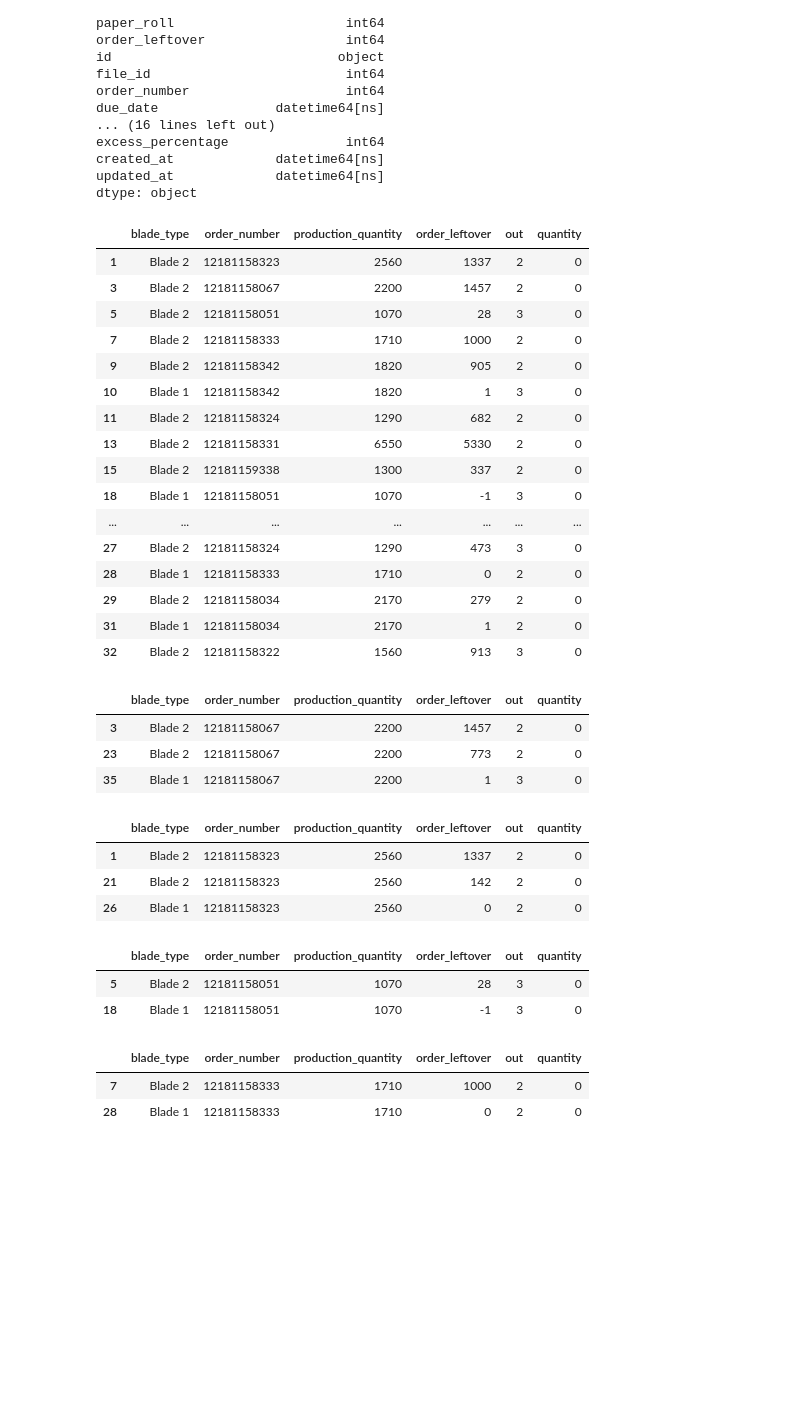
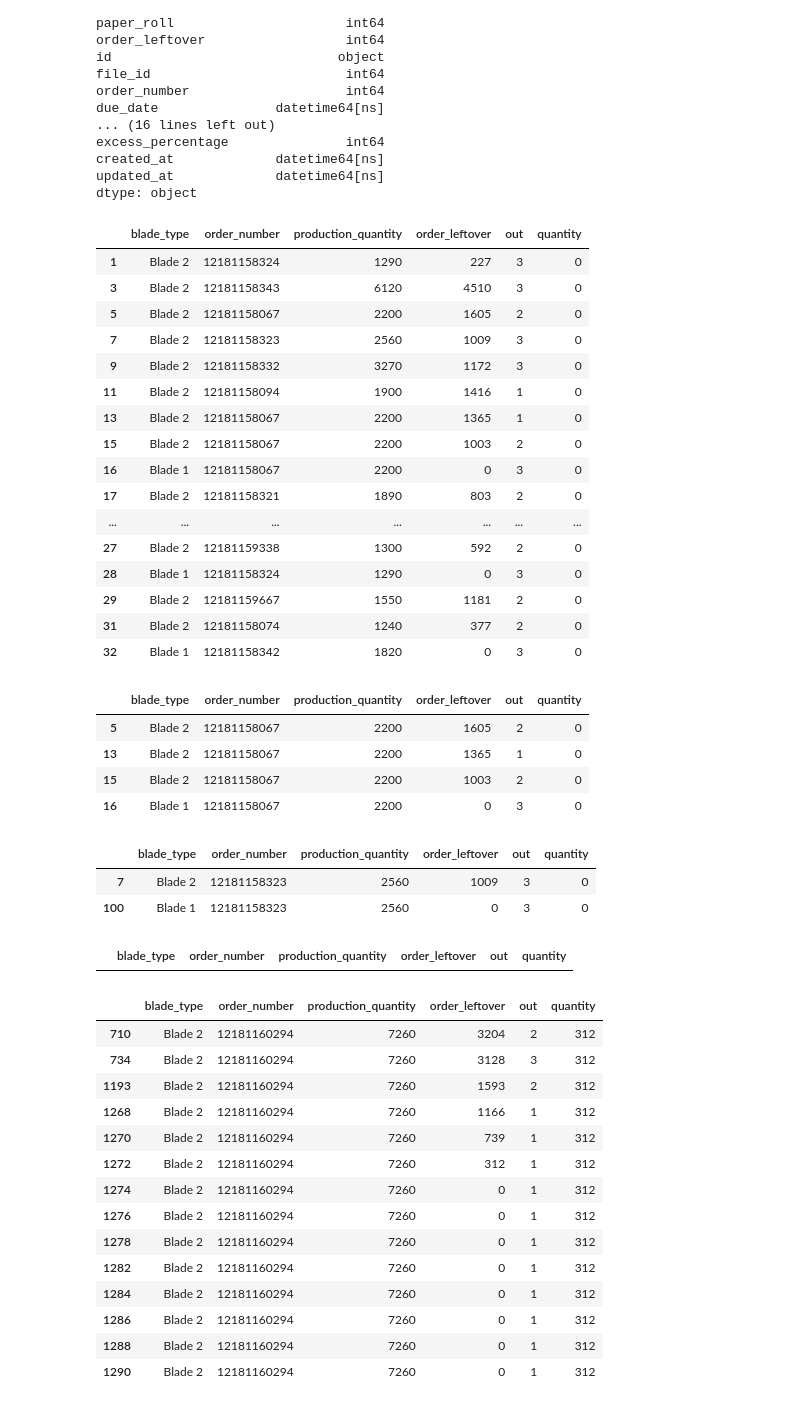
Before and after one commit to ppaauuoo/paper_cutting_project, a Jupyter notebook: dev/anomoly_bug.ipynb, the cells around one changed output. Drawn from its saved outputs; the diff is of its cells as text; code cells hidden in the pictures; blank space fills up the shorter version.

```diff
--- a/dev/anomoly_bug.ipynb
+++ b/dev/anomoly_bug.ipynb
@@ -1,7 +1,7 @@
 # %%
 import pandas as pd
 # %%
-data = pd.read_excel('../media/exports/orders_export_2024-10-08_04-45-37.xlsx')
+data = pd.read_excel('../media/exports/orders_export_2024-10-10_04-40-56.xlsx')
 # %%
 data
 # %% [output]
@@ -45,52 +45,62 @@ dupe_ids = data[data['order_id'].duplicated(keep=False)]
 dupe_ids[cols].head(20)
 # %% [output]
 |  | blade_type | order_number | production_quantity | order_leftover | out | quantity |
-| 1 | Blade 2 | 12181158323 | 2560 | 1337 | 2 | 0 |
-| 3 | Blade 2 | 12181158067 | 2200 | 1457 | 2 | 0 |
-| 5 | Blade 2 | 12181158051 | 1070 | 28 | 3 | 0 |
-| 7 | Blade 2 | 12181158333 | 1710 | 1000 | 2 | 0 |
-| 9 | Blade 2 | 12181158342 | 1820 | 905 | 2 | 0 |
-| 10 | Blade 1 | 12181158342 | 1820 | 1 | 3 | 0 |
-| 11 | Blade 2 | 12181158324 | 1290 | 682 | 2 | 0 |
-| 13 | Blade 2 | 12181158331 | 6550 | 5330 | 2 | 0 |
-| 15 | Blade 2 | 12181159338 | 1300 | 337 | 2 | 0 |
-| 18 | Blade 1 | 12181158051 | 1070 | -1 | 3 | 0 |
+| 1 | Blade 2 | 12181158324 | 1290 | 227 | 3 | 0 |
+| 3 | Blade 2 | 12181158343 | 6120 | 4510 | 3 | 0 |
+| 5 | Blade 2 | 12181158067 | 2200 | 1605 | 2 | 0 |
+| 7 | Blade 2 | 12181158323 | 2560 | 1009 | 3 | 0 |
+| 9 | Blade 2 | 12181158332 | 3270 | 1172 | 3 | 0 |
+| 11 | Blade 2 | 12181158094 | 1900 | 1416 | 1 | 0 |
+| 13 | Blade 2 | 12181158067 | 2200 | 1365 | 1 | 0 |
+| 15 | Blade 2 | 12181158067 | 2200 | 1003 | 2 | 0 |
+| 16 | Blade 1 | 12181158067 | 2200 | 0 | 3 | 0 |
+| 17 | Blade 2 | 12181158321 | 1890 | 803 | 2 | 0 |
 | ... | ... | ... | ... | ... | ... | ... |
-| 27 | Blade 2 | 12181158324 | 1290 | 473 | 3 | 0 |
-| 28 | Blade 1 | 12181158333 | 1710 | 0 | 2 | 0 |
-| 29 | Blade 2 | 12181158034 | 2170 | 279 | 2 | 0 |
-| 31 | Blade 1 | 12181158034 | 2170 | 1 | 2 | 0 |
-| 32 | Blade 2 | 12181158322 | 1560 | 913 | 3 | 0 |
+| 27 | Blade 2 | 12181159338 | 1300 | 592 | 2 | 0 |
+| 28 | Blade 1 | 12181158324 | 1290 | 0 | 3 | 0 |
+| 29 | Blade 2 | 12181159667 | 1550 | 1181 | 2 | 0 |
+| 31 | Blade 2 | 12181158074 | 1240 | 377 | 2 | 0 |
+| 32 | Blade 1 | 12181158342 | 1820 | 0 | 3 | 0 |
 # %%
 dupe_id = dupe_ids[dupe_ids['order_number']==12181158067]
 dupe_id[cols]
 # %% [output]
 |  | blade_type | order_number | production_quantity | order_leftover | out | quantity |
-| 3 | Blade 2 | 12181158067 | 2200 | 1457 | 2 | 0 |
-| 23 | Blade 2 | 12181158067 | 2200 | 773 | 2 | 0 |
-| 35 | Blade 1 | 12181158067 | 2200 | 1 | 3 | 0 |
+| 5 | Blade 2 | 12181158067 | 2200 | 1605 | 2 | 0 |
+| 13 | Blade 2 | 12181158067 | 2200 | 1365 | 1 | 0 |
+| 15 | Blade 2 | 12181158067 | 2200 | 1003 | 2 | 0 |
+| 16 | Blade 1 | 12181158067 | 2200 | 0 | 3 | 0 |
 # %%
 dupe_id = dupe_ids[dupe_ids['order_number']==12181158323]
 dupe_id[cols]
 # %% [output]
 |  | blade_type | order_number | production_quantity | order_leftover | out | quantity |
-| 1 | Blade 2 | 12181158323 | 2560 | 1337 | 2 | 0 |
-| 21 | Blade 2 | 12181158323 | 2560 | 142 | 2 | 0 |
-| 26 | Blade 1 | 12181158323 | 2560 | 0 | 2 | 0 |
+| 7 | Blade 2 | 12181158323 | 2560 | 1009 | 3 | 0 |
+| 100 | Blade 1 | 12181158323 | 2560 | 0 | 3 | 0 |
 # %%
 dupe_id = dupe_ids[dupe_ids['order_number']==12181158051]
 dupe_id[cols]
 # %% [output]
 |  | blade_type | order_number | production_quantity | order_leftover | out | quantity |
-| 5 | Blade 2 | 12181158051 | 1070 | 28 | 3 | 0 |
-| 18 | Blade 1 | 12181158051 | 1070 | -1 | 3 | 0 |
 # %%
-dupe_id = dupe_ids[dupe_ids['order_number']==12181158333]
+dupe_id = dupe_ids[dupe_ids['order_number']==12181160294]
 dupe_id[cols]
 # %% [output]
 |  | blade_type | order_number | production_quantity | order_leftover | out | quantity |
-| 7 | Blade 2 | 12181158333 | 1710 | 1000 | 2 | 0 |
-| 28 | Blade 1 | 12181158333 | 1710 | 0 | 2 | 0 |
+| 710 | Blade 2 | 12181160294 | 7260 | 3204 | 2 | 312 |
+| 734 | Blade 2 | 12181160294 | 7260 | 3128 | 3 | 312 |
+| 1193 | Blade 2 | 12181160294 | 7260 | 1593 | 2 | 312 |
+| 1268 | Blade 2 | 12181160294 | 7260 | 1166 | 1 | 312 |
+| 1270 | Blade 2 | 12181160294 | 7260 | 739 | 1 | 312 |
+| 1272 | Blade 2 | 12181160294 | 7260 | 312 | 1 | 312 |
+| 1274 | Blade 2 | 12181160294 | 7260 | 0 | 1 | 312 |
+| 1276 | Blade 2 | 12181160294 | 7260 | 0 | 1 | 312 |
+| 1278 | Blade 2 | 12181160294 | 7260 | 0 | 1 | 312 |
+| 1282 | Blade 2 | 12181160294 | 7260 | 0 | 1 | 312 |
+| 1284 | Blade 2 | 12181160294 | 7260 | 0 | 1 | 312 |
+| 1286 | Blade 2 | 12181160294 | 7260 | 0 | 1 | 312 |
+| 1288 | Blade 2 | 12181160294 | 7260 | 0 | 1 | 312 |
+| 1290 | Blade 2 | 12181160294 | 7260 | 0 | 1 | 312 |
 # %%
 dupe_id = dupe_ids[dupe_ids['quantity']>0]
 dupe_id[cols]
```
Also changed, not shown: parts of 3 cells of this notebook, 1 other file.
